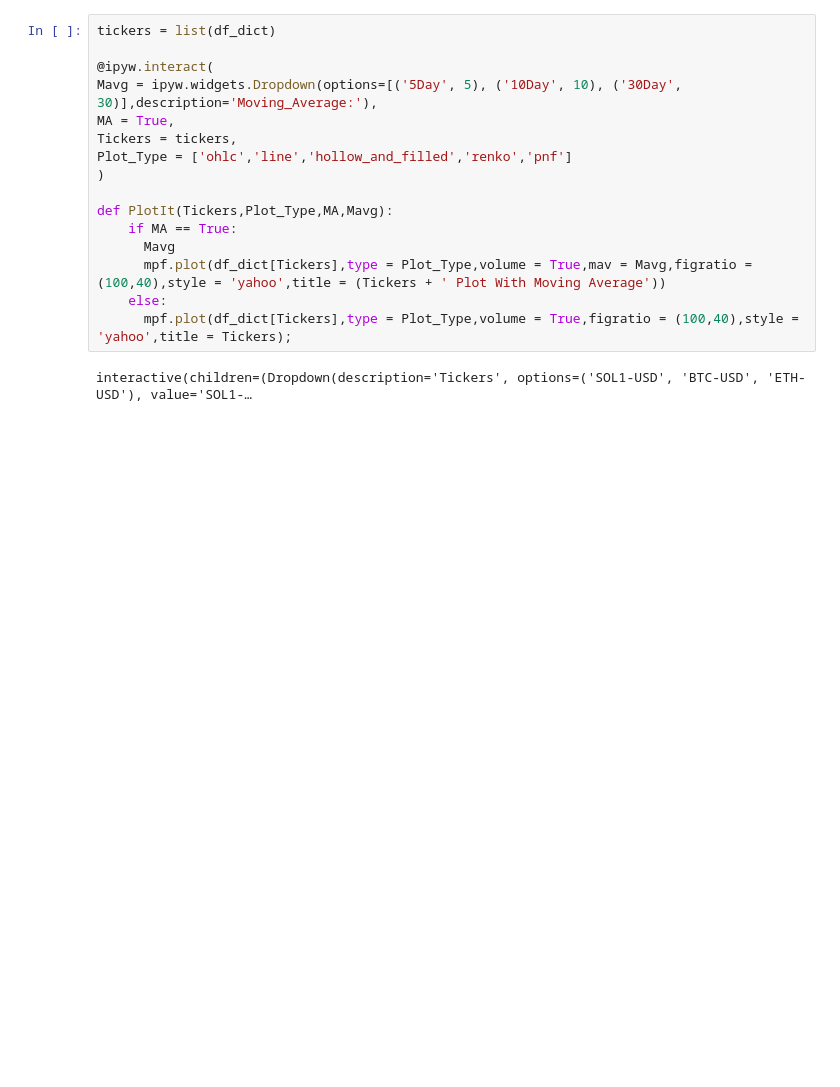
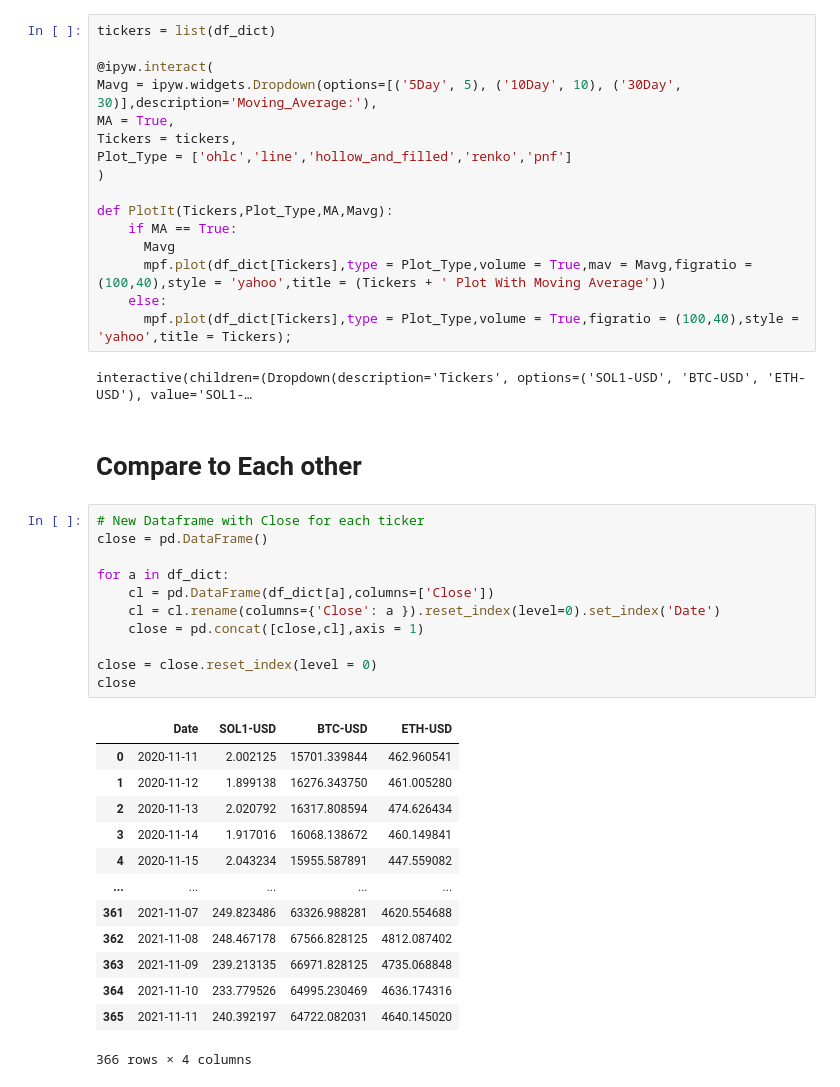
Before and after one commit to MattChinchilla/DATA_SCIENCE, a Jupyter notebook: TimeSeries/crypto_forecast_v2.ipynb, the cells around one changed output. Drawn from its saved outputs; the diff is of its cells as text; blank space fills up the shorter version.

```diff
--- a/TimeSeries/crypto_forecast_v2.ipynb
+++ b/TimeSeries/crypto_forecast_v2.ipynb
@@ -58,3 +58,30 @@ def PlotIt(Tickers,Plot_Type,MA,Mavg):
       mpf.plot(df_dict[Tickers],type = Plot_Type,volume = True,figratio = (100,40),style = 'yahoo',title = Tickers);
 # %% [output]
 interactive(children=(Dropdown(description='Tickers', options=('SOL1-USD', 'BTC-USD', 'ETH-USD'), value='SOL1-…
+# %% [markdown]
+# Compare to Each other
+# %%
+# New Dataframe with Close for each ticker
+close = pd.DataFrame()
+
+for a in df_dict:
+    cl = pd.DataFrame(df_dict[a],columns=['Close'])
+    cl = cl.rename(columns={'Close': a }).reset_index(level=0).set_index('Date')
+    close = pd.concat([close,cl],axis = 1)
+
+close = close.reset_index(level = 0)
+close
+# %% [output]
+|  | Date | SOL1-USD | BTC-USD | ETH-USD |
+| 0 | 2020-11-11 | 2.002125 | 15701.339844 | 462.960541 |
+| 1 | 2020-11-12 | 1.899138 | 16276.343750 | 461.005280 |
+| 2 | 2020-11-13 | 2.020792 | 16317.808594 | 474.626434 |
+| 3 | 2020-11-14 | 1.917016 | 16068.138672 | 460.149841 |
+| 4 | 2020-11-15 | 2.043234 | 15955.587891 | 447.559082 |
+| ... | ... | ... | ... | ... |
+| 361 | 2021-11-07 | 249.823486 | 63326.988281 | 4620.554688 |
+| 362 | 2021-11-08 | 248.467178 | 67566.828125 | 4812.087402 |
+| 363 | 2021-11-09 | 239.213135 | 66971.828125 | 4735.068848 |
+| 364 | 2021-11-10 | 233.779526 | 64995.230469 | 4636.174316 |
+| 365 | 2021-11-11 | 240.392197 | 64722.082031 | 4640.145020 |
+366 rows × 4 columns
```
Also changed, not shown: 1 other file.
